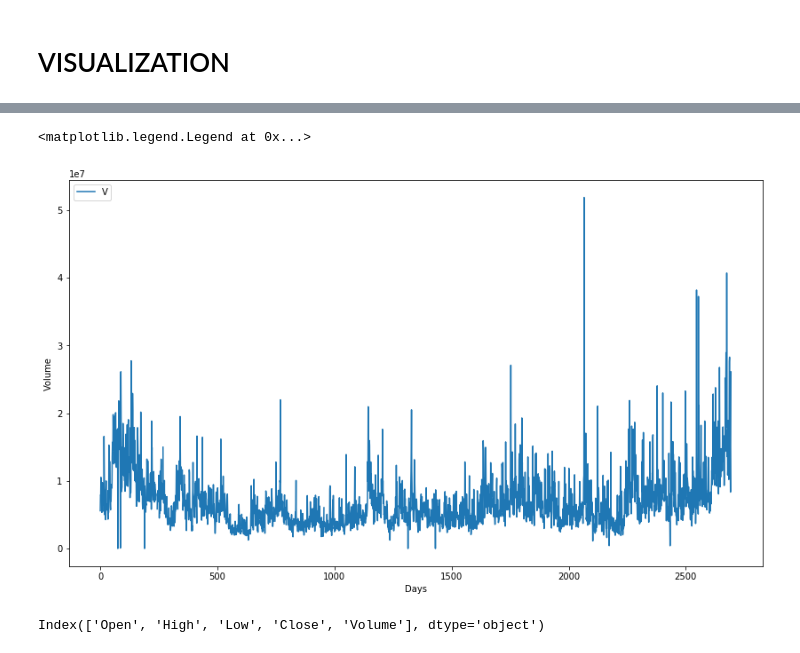
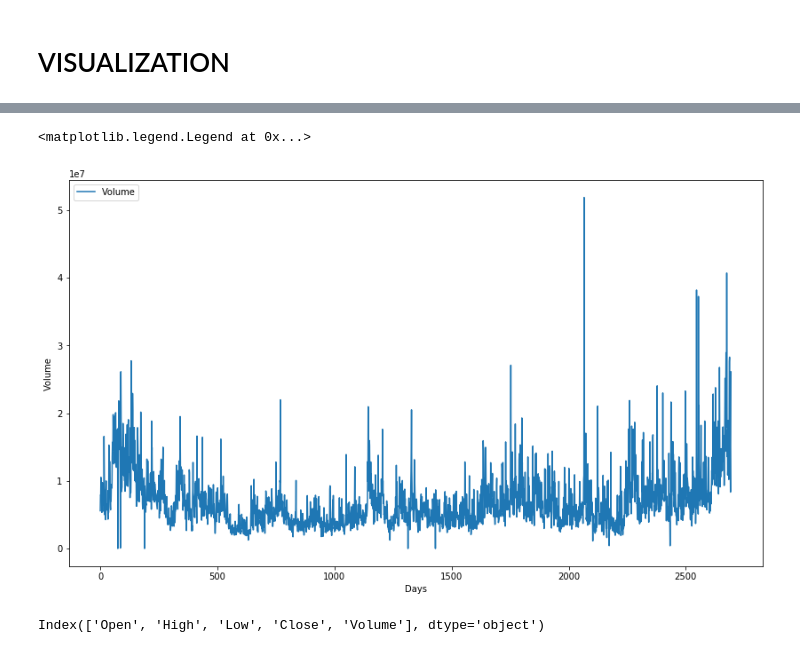
Before and after one commit to git-varun/Stock-Market-Prediction, a Jupyter notebook: Main.ipynb, the cells around one changed output, grey strips where cells are left out. Drawn from its saved outputs; the diff is of its cells as text; code cells hidden in the pictures.

```diff
--- a/Main.ipynb
+++ b/Main.ipynb
@@ -72,5 +72,3 @@ Low       13
 Close     13
 Volume    13
 dtype: int64
-# %%
-data.fillna(value="nan", inplace=True)
@@ -92,4 +75,5 @@ See the caveats in the documentation: http://pandas.pydata.org/pandas-docs/stabl
 # %%
+data.dropna(inplace=True)
 print(data.isna().sum())
 # %% [output]
 Date      0
@@ -113,13 +114,13 @@ plt.legend()
 [figure]
 # %%
 plt.figure(figsize=(14,8))
-plt.plot(data["Volume"])
+plt.plot(data["Volume"], label="Volume")
 plt.ylabel("Volume")
 plt.xlabel("Days")
-plt.legend("V",loc="upper left")
+plt.legend(loc="upper left")
 # %% [output]
 <matplotlib.legend.Legend at 0x...>
-[figure, old version]
+[figure, new version]
 # %%
 params = {"time_steps":60,
           "batch_size":30,
```
Also changed, not shown: parts of 13 cells of this notebook, 2 other files.
